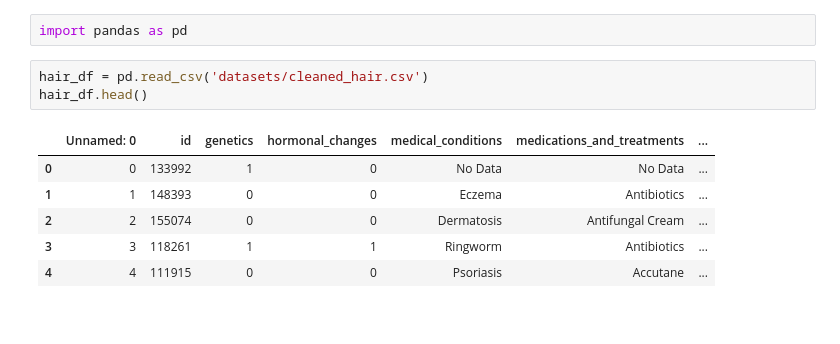
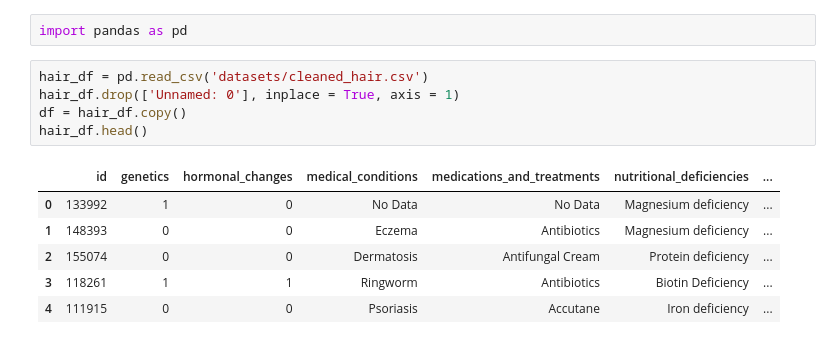
Before and after one commit to kimodri/school-projects, a Jupyter notebook: statistics-and-probability/hair_ml.ipynb, the cells around one changed output. Saved outputs shown, nothing was run; the diff lists cells and outputs as text.

```diff
--- a/statistics-and-probability/hair_ml.ipynb
+++ b/statistics-and-probability/hair_ml.ipynb
@@ -2,11 +2,13 @@
 import pandas as pd
 # %%
 hair_df = pd.read_csv('datasets/cleaned_hair.csv')
+hair_df.drop(['Unnamed: 0'], inplace = True, axis = 1)
+df = hair_df.copy()
 hair_df.head()
 # %% [output]
-|  | Unnamed: 0 | id | genetics | hormonal_changes | medical_conditions | medications_and_treatments | ... |
-| 0 | 0 | 133992 | 1 | 0 | No Data | No Data | ... |
-| 1 | 1 | 148393 | 0 | 0 | Eczema | Antibiotics | ... |
-| 2 | 2 | 155074 | 0 | 0 | Dermatosis | Antifungal Cream | ... |
-| 3 | 3 | 118261 | 1 | 1 | Ringworm | Antibiotics | ... |
-| 4 | 4 | 111915 | 0 | 0 | Psoriasis | Accutane | ... |
+|  | id | genetics | hormonal_changes | medical_conditions | medications_and_treatments | nutritional_deficiencies | ... |
+| 0 | 133992 | 1 | 0 | No Data | No Data | Magnesium deficiency | ... |
+| 1 | 148393 | 0 | 0 | Eczema | Antibiotics | Magnesium deficiency | ... |
+| 2 | 155074 | 0 | 0 | Dermatosis | Antifungal Cream | Protein deficiency | ... |
+| 3 | 118261 | 1 | 1 | Ringworm | Antibiotics | Biotin Deficiency | ... |
+| 4 | 111915 | 0 | 0 | Psoriasis | Accutane | Iron deficiency | ... |
```
Also changed, not shown: parts of 14 cells of this notebook.
